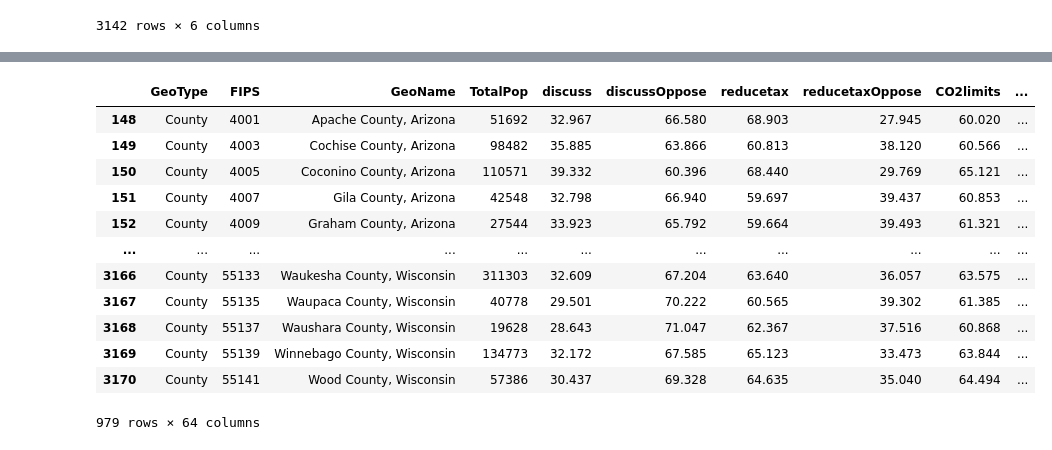
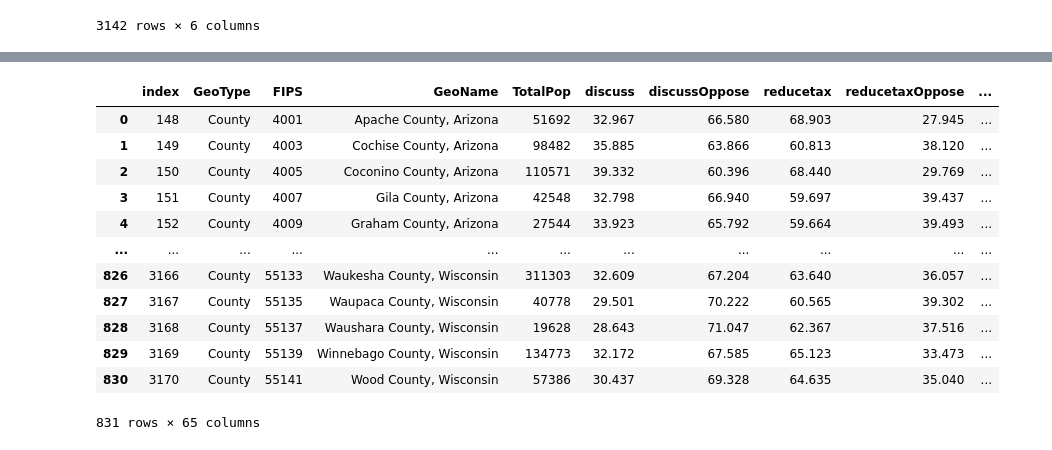
Before and after one commit to sangitarajank/disinfo-index, a Jupyter notebook: disinfo data reduction.ipynb, the cells around one changed output, grey strips where cells are left out. Saved outputs shown, nothing was run; the diff lists cells and outputs as text; code cells hidden in the pictures.

```diff
--- a/disinfo data reduction.ipynb
+++ b/disinfo data reduction.ipynb
@@ -70,4 +71,4 @@ c2 #display dataframe
 # %%
 p1= pd.read_csv("~/Downloads/heatmap.csv") #import PLOS medicine dataset into dataframe
 # %%
-p1 #display dataframe
+p1 = p1.dropna() #display dataframe
@@ -87,0 +75,2 @@ p1 #display dataframe
+# %%
+p1 = p1[(p1['NME_Rate']) > 0]
@@ -186,21 +191,22 @@ z = ny1['FIPS'].isin(p1['FIPS']) # index to reduce NY Times dataset to match 'FI
 # %%
 y1 = y1[y] #Yale dataset reduced by index
 # %%
-y1 #display dataset
+y1.reset_index(inplace=True)
+y1#display dataset
 # %% [output]
-|  | GeoType | FIPS | GeoName | TotalPop | discuss | discussOppose | reducetax | reducetaxOppose | CO2limits | ... |
-| 148 | County | 4001 | Apache County, Arizona | 51692 | 32.967 | 66.580 | 68.903 | 27.945 | 60.020 | ... |
-| 149 | County | 4003 | Cochise County, Arizona | 98482 | 35.885 | 63.866 | 60.813 | 38.120 | 60.566 | ... |
-| 150 | County | 4005 | Coconino County, Arizona | 110571 | 39.332 | 60.396 | 68.440 | 29.769 | 65.121 | ... |
-| 151 | County | 4007 | Gila County, Arizona | 42548 | 32.798 | 66.940 | 59.697 | 39.437 | 60.853 | ... |
-| 152 | County | 4009 | Graham County, Arizona | 27544 | 33.923 | 65.792 | 59.664 | 39.493 | 61.321 | ... |
+|  | index | GeoType | FIPS | GeoName | TotalPop | discuss | discussOppose | reducetax | reducetaxOppose | ... |
+| 0 | 148 | County | 4001 | Apache County, Arizona | 51692 | 32.967 | 66.580 | 68.903 | 27.945 | ... |
+| 1 | 149 | County | 4003 | Cochise County, Arizona | 98482 | 35.885 | 63.866 | 60.813 | 38.120 | ... |
+| 2 | 150 | County | 4005 | Coconino County, Arizona | 110571 | 39.332 | 60.396 | 68.440 | 29.769 | ... |
+| 3 | 151 | County | 4007 | Gila County, Arizona | 42548 | 32.798 | 66.940 | 59.697 | 39.437 | ... |
+| 4 | 152 | County | 4009 | Graham County, Arizona | 27544 | 33.923 | 65.792 | 59.664 | 39.493 | ... |
 | ... | ... | ... | ... | ... | ... | ... | ... | ... | ... | ... |
-| 3166 | County | 55133 | Waukesha County, Wisconsin | 311303 | 32.609 | 67.204 | 63.640 | 36.057 | 63.575 | ... |
-| 3167 | County | 55135 | Waupaca County, Wisconsin | 40778 | 29.501 | 70.222 | 60.565 | 39.302 | 61.385 | ... |
-| 3168 | County | 55137 | Waushara County, Wisconsin | 19628 | 28.643 | 71.047 | 62.367 | 37.516 | 60.868 | ... |
-| 3169 | County | 55139 | Winnebago County, Wisconsin | 134773 | 32.172 | 67.585 | 65.123 | 33.473 | 63.844 | ... |
-| 3170 | County | 55141 | Wood County, Wisconsin | 57386 | 30.437 | 69.328 | 64.635 | 35.040 | 64.494 | ... |
+| 826 | 3166 | County | 55133 | Waukesha County, Wisconsin | 311303 | 32.609 | 67.204 | 63.640 | 36.057 | ... |
+| 827 | 3167 | County | 55135 | Waupaca County, Wisconsin | 40778 | 29.501 | 70.222 | 60.565 | 39.302 | ... |
+| 828 | 3168 | County | 55137 | Waushara County, Wisconsin | 19628 | 28.643 | 71.047 | 62.367 | 37.516 | ... |
+| 829 | 3169 | County | 55139 | Winnebago County, Wisconsin | 134773 | 32.172 | 67.585 | 65.123 | 33.473 | ... |
+| 830 | 3170 | County | 55141 | Wood County, Wisconsin | 57386 | 30.437 | 69.328 | 64.635 | 35.040 | ... |
-979 rows × 64 columns
+831 rows × 65 columns
 # %%
 c2 = c2[x] #Census dataset reduced by index
 # %%
```
Also changed, not shown: parts of 13 cells of this notebook.
